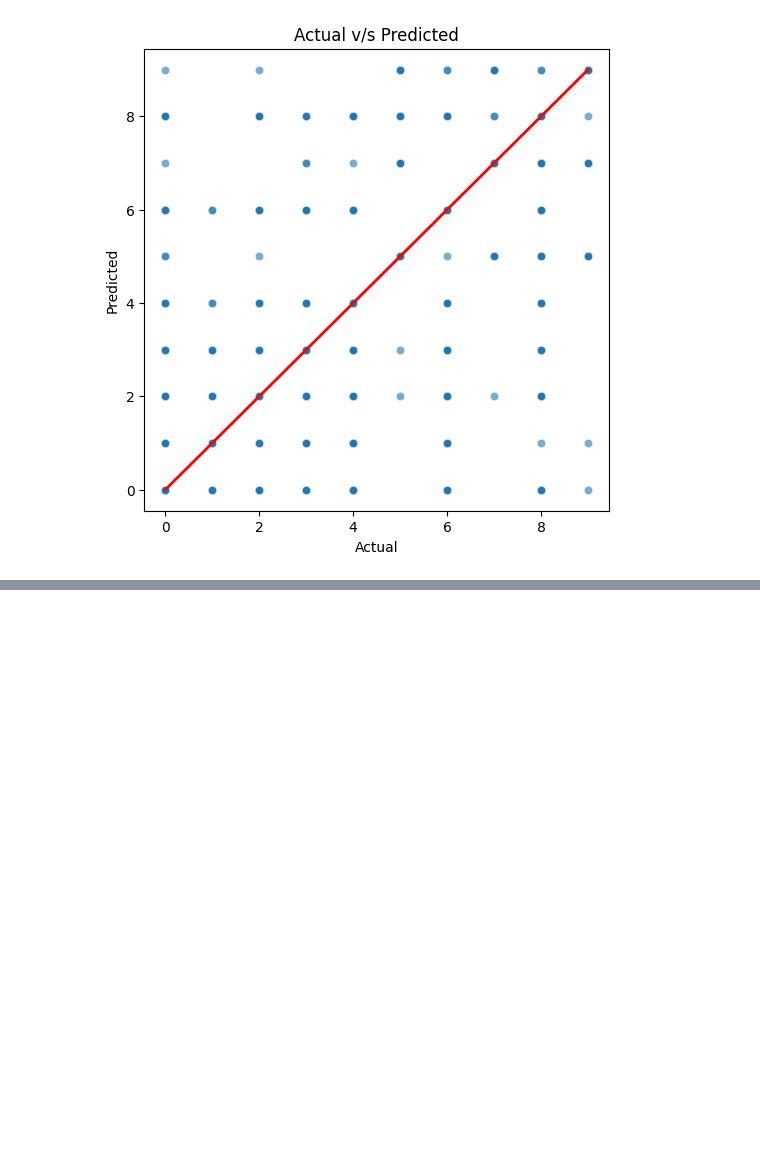
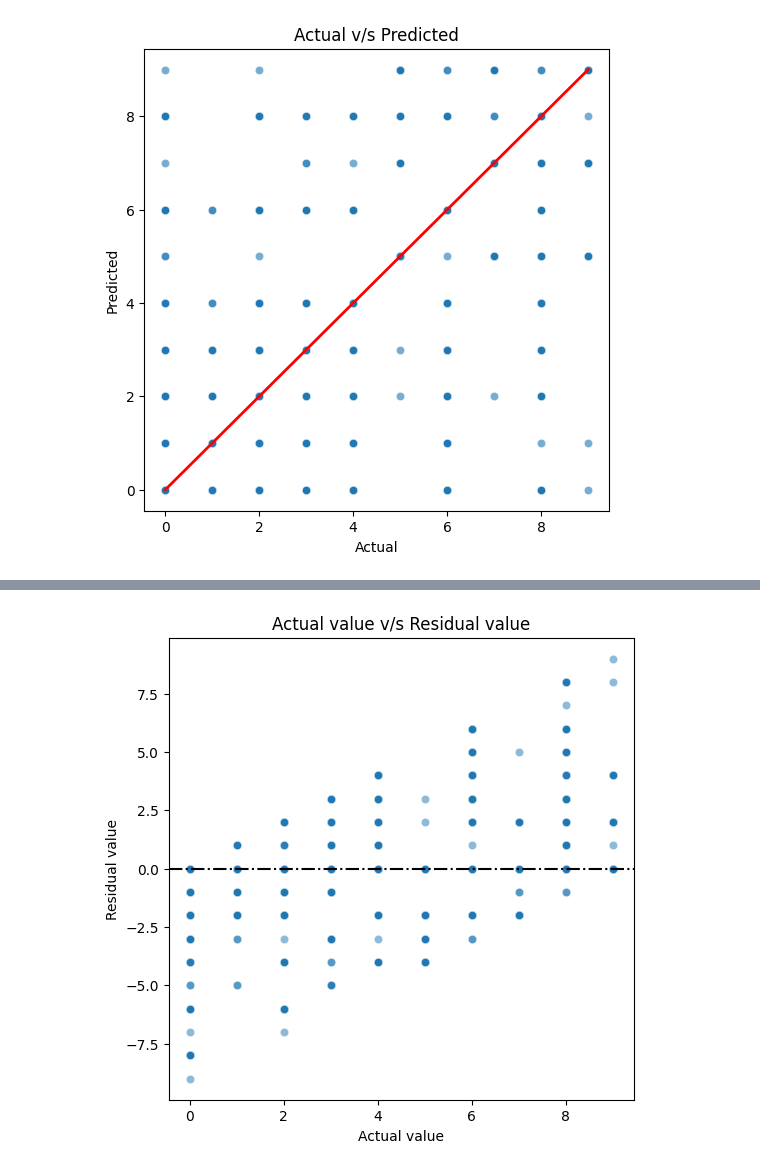
Before and after one commit to d-e-v-14/Logistic-regression, a Jupyter notebook: model.ipynb, the cells around one changed output, grey strips where cells are left out. Saved outputs shown, nothing was run; the diff lists cells and outputs as text; code cells hidden in the pictures; blank space fills up the shorter version.

```diff
--- a/model.ipynb
+++ b/model.ipynb
@@ -70,0 +71,16 @@ plt.show()
+# %%
+#shows a plot of residual vs actual value of the results
+#if the point is above zero, the model under predicted (-ve)
+#if the point is below zero then the model over predicted (+ve)
+
+residual_data=y_test-y_predicted
+
+plt.figure(figsize=(6,6))
+sns.scatterplot(x=y_test,y=residual_data,alpha=0.5) #asigns the values for x and y axises
+plt.axhline(y=0,color='black',linestyle='-.') #perfect results on this line
+plt.xlabel("Actual value")
+plt.ylabel("Residual value")
+plt.title("Actual value v/s Residual value")
+plt.show()
+# %% [output]
+[figure, added]
```
Also changed, not shown: parts of 1 cell of this notebook.
